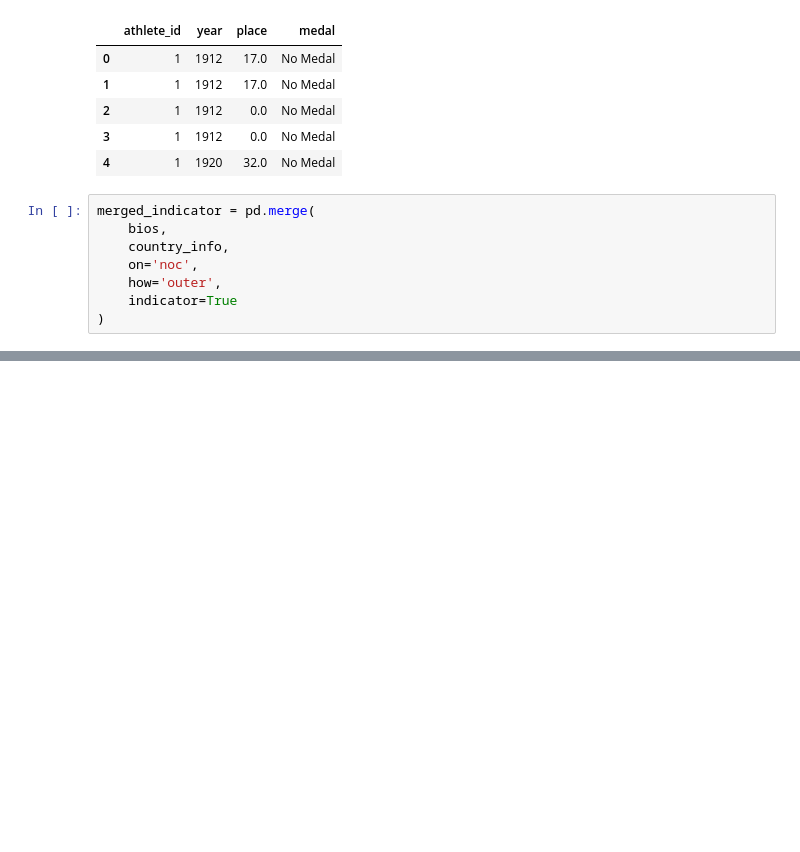
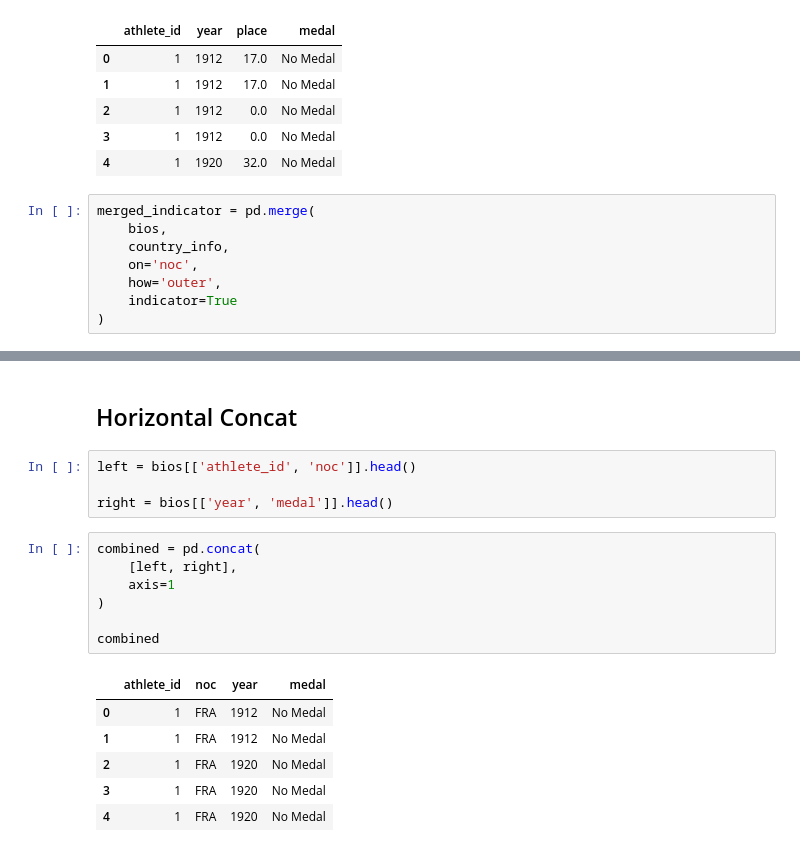
Before and after one commit to theaditya24/COMPLETE-PYTHON-FOR-DATA-ANALYTICS, a Jupyter notebook: Pandas Revision.ipynb, the cells around one changed output, grey strips where cells are left out. Saved outputs shown, nothing was run; the diff lists cells and outputs as text; blank space fills up the shorter version.

```diff
--- a/Pandas Revision.ipynb
+++ b/Pandas Revision.ipynb
@@ -888,0 +1026,20 @@ matched.head(3)
+# %% [markdown]
+## Horizontal Concat
+# %%
+left = bios[['athlete_id', 'noc']].head()
+
+right = bios[['year', 'medal']].head()
+# %%
+combined = pd.concat(
+    [left, right],
+    axis=1
+)
+
+combined
+# %% [output]
+|  | athlete_id | noc | year | medal |
+| 0 | 1 | FRA | 1912 | No Medal |
+| 1 | 1 | FRA | 1912 | No Medal |
+| 2 | 1 | FRA | 1920 | No Medal |
+| 3 | 1 | FRA | 1920 | No Medal |
+| 4 | 1 | FRA | 1920 | No Medal |
```
Also changed, not shown: parts of 14 cells of this notebook.
